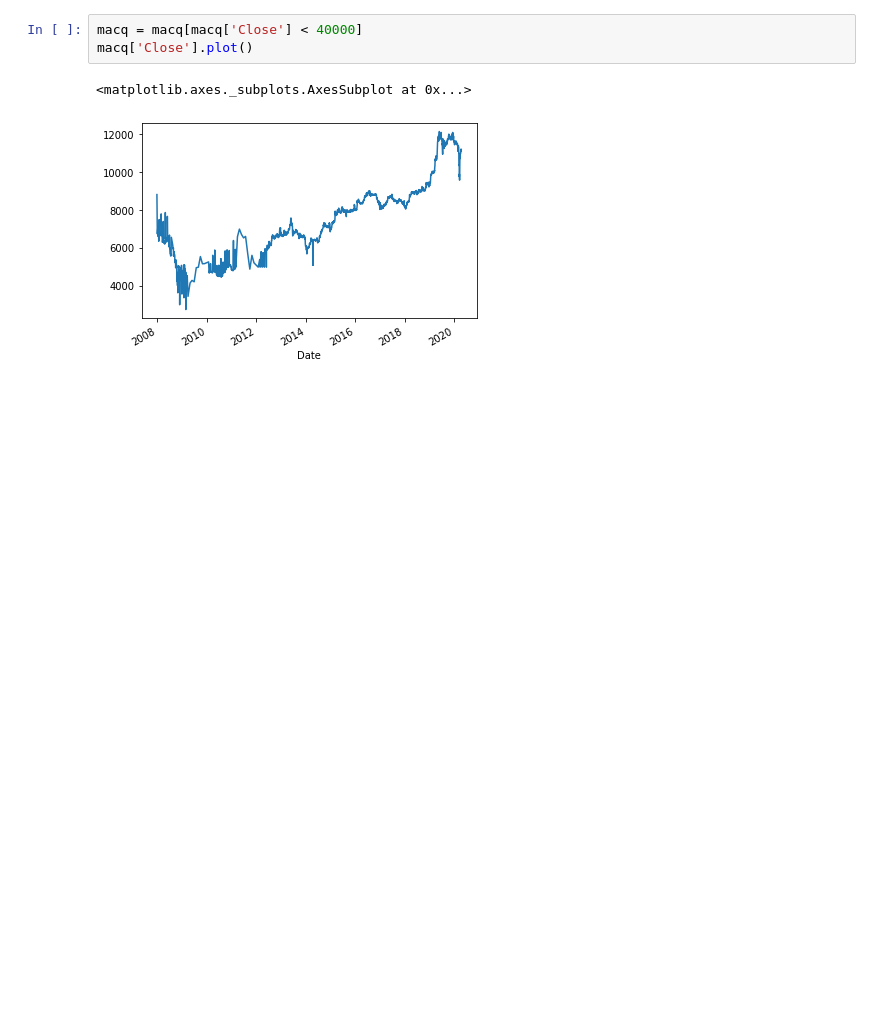
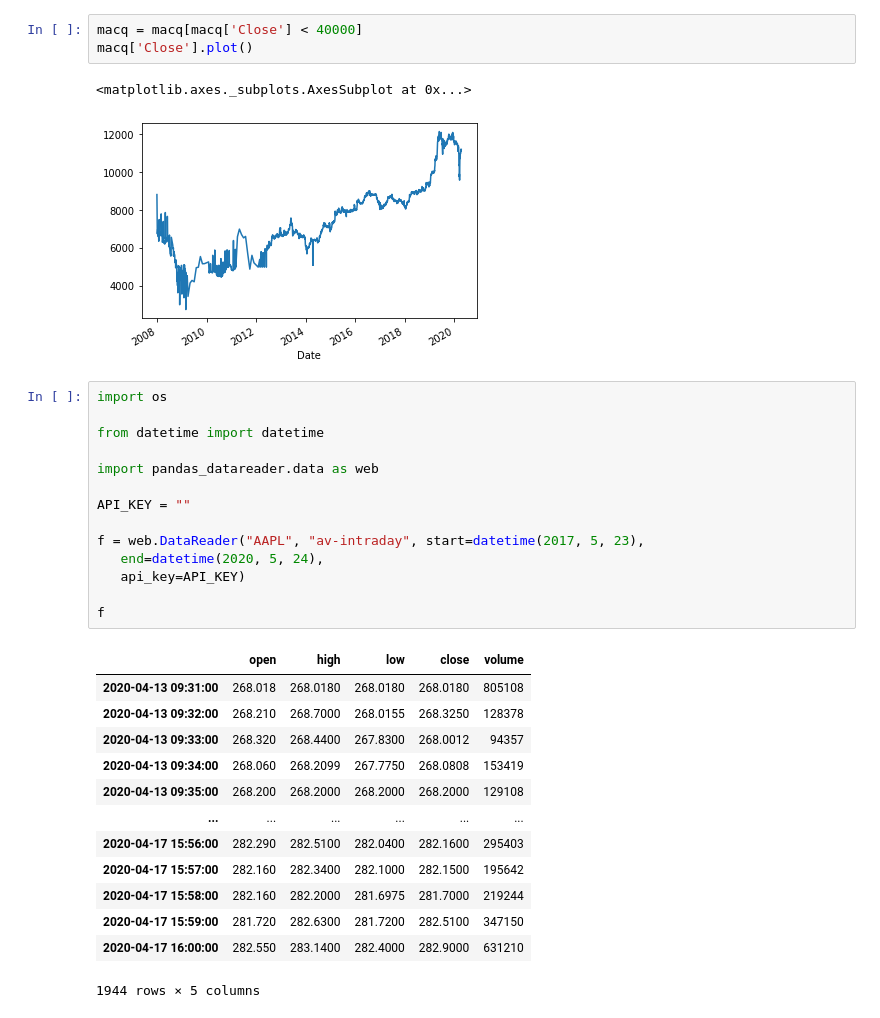
Before and after one commit to Myeongjoon/GoogleSummerOfCode2020, a Jupyter notebook: finance_data.ipynb, the cells around one changed output. Saved outputs shown, nothing was run; the diff lists cells and outputs as text; blank space fills up the shorter version.

```diff
--- a/finance_data.ipynb
+++ b/finance_data.ipynb
@@ -71,3 +71,31 @@ macq['Close'].plot()
 # %% [output]
 <matplotlib.axes._subplots.AxesSubplot at 0x...>
 [figure]
+# %%
+import os
+
+from datetime import datetime
+
+import pandas_datareader.data as web
+
+API_KEY = ""
+
+f = web.DataReader("AAPL", "av-intraday", start=datetime(2017, 5, 23),
+   end=datetime(2020, 5, 24),
+   api_key=API_KEY)
+
+f
+# %% [output]
+|  | open | high | low | close | volume |
+| 2020-04-13 09:31:00 | 268.018 | 268.0180 | 268.0180 | 268.0180 | 805108 |
+| 2020-04-13 09:32:00 | 268.210 | 268.7000 | 268.0155 | 268.3250 | 128378 |
+| 2020-04-13 09:33:00 | 268.320 | 268.4400 | 267.8300 | 268.0012 | 94357 |
+| 2020-04-13 09:34:00 | 268.060 | 268.2099 | 267.7750 | 268.0808 | 153419 |
+| 2020-04-13 09:35:00 | 268.200 | 268.2000 | 268.2000 | 268.2000 | 129108 |
+| ... | ... | ... | ... | ... | ... |
+| 2020-04-17 15:56:00 | 282.290 | 282.5100 | 282.0400 | 282.1600 | 295403 |
+| 2020-04-17 15:57:00 | 282.160 | 282.3400 | 282.1000 | 282.1500 | 195642 |
+| 2020-04-17 15:58:00 | 282.160 | 282.2000 | 281.6975 | 281.7000 | 219244 |
+| 2020-04-17 15:59:00 | 281.720 | 282.6300 | 281.7200 | 282.5100 | 347150 |
+| 2020-04-17 16:00:00 | 282.550 | 283.1400 | 282.4000 | 282.9000 | 631210 |
+1944 rows × 5 columns
```
